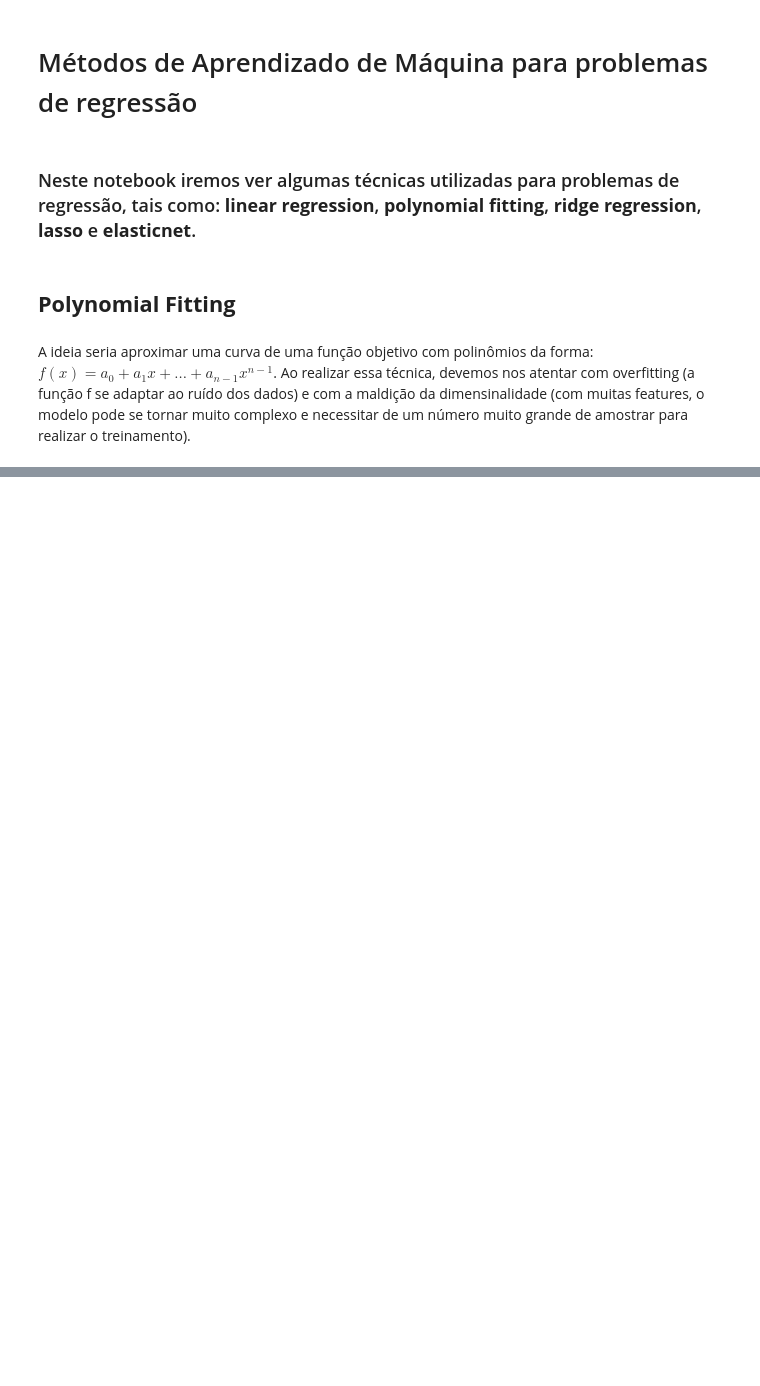
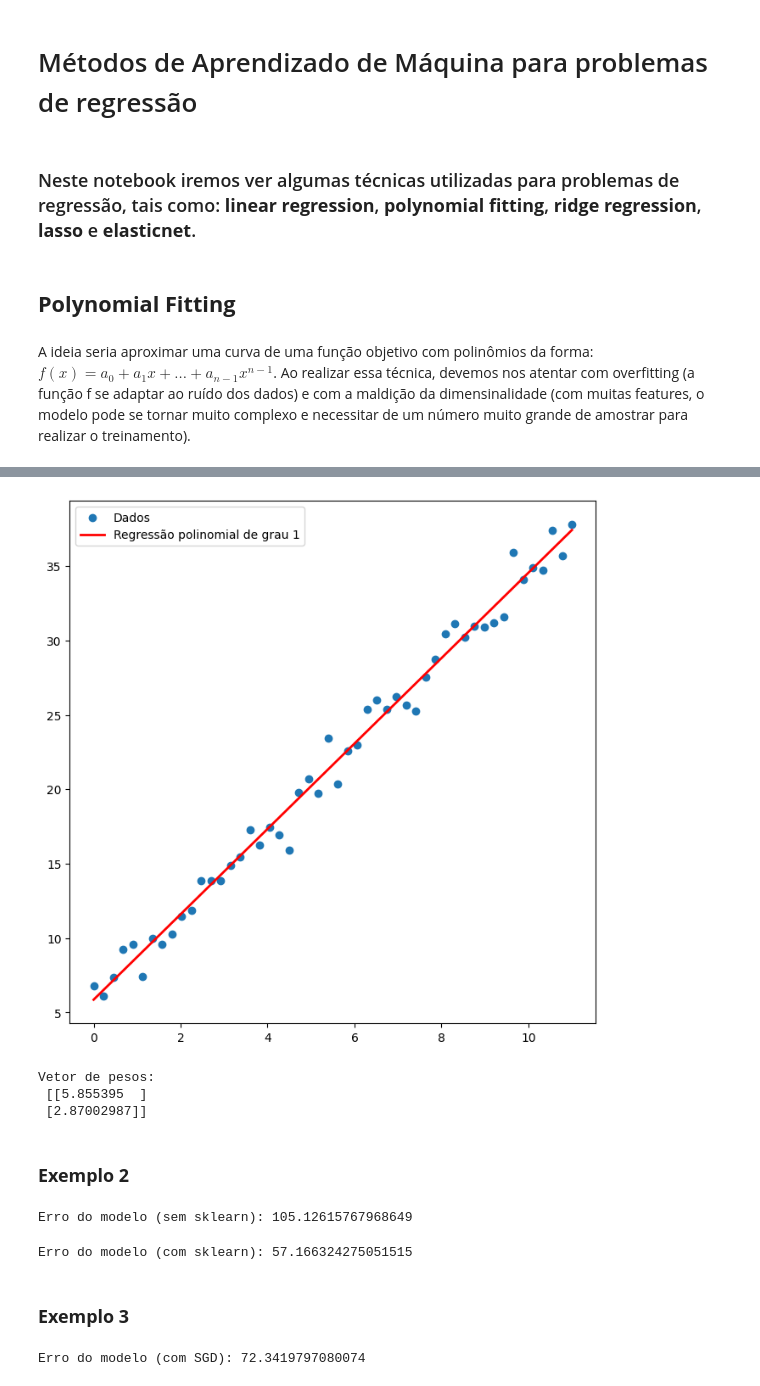
Before and after one commit to alexoliveiraFGV24/ds_ml_utils, a Jupyter notebook: src/4) regression/polynomial_regression.ipynb, the cells around one changed output, grey strips where cells are left out. Drawn from its saved outputs; the diff is of its cells as text; code cells hidden in the pictures; blank space fills up the shorter version.

Commit message:
Adicionando regressão polinomial

```diff
--- a/src/4) regression/polynomial_regression.ipynb
+++ b/src/4) regression/polynomial_regression.ipynb
@@ -28,0 +155,34 @@ plt.show()
+# %%
+# Parâmetros da regressão e pesos da regressão
+degree = 1
+c = 0.3
+w, _ = polynomial_regression(x, y, degree, c)
+n = w.shape[0]
+# %%
+# Gerar pontos para desenhar a curva mais suave (o que dita a suavidade é num)
+x_plot = np.linspace(x.min(), x.max(), num=200).reshape(-1,1)
+
+# Construir matriz polinomial para fazer uma curva suave da regressão
+phi_plot = np.zeros((x_plot.shape[0], degree + 1))
+for i in range(degree + 1):
+    phi_plot[:, i] = x_plot.flatten() ** i
+
+# Valores previstos para plot
+y_pred = phi_plot @ w
+
+# Plot
+fig = plt.figure(figsize=(8, 8))
+plt.scatter(x, y, label="Dados")
+plt.plot(x_plot, y_pred, label=f"Regressão polinomial de grau {degree}", color = "red", linewidth=2)
+plt.legend()
+plt.show()
+
+# Pesos de w
+print("Vetor de pesos:\n", w)
+# %% [output]
+[figure, added]
+Vetor de pesos:
+ [[5.855395  ]
+ [2.87002987]]
+# %% [markdown]
+### **Exemplo 2**
@@ -28,0 +201,40 @@ plt.show()
+# %%
+# Construíndo a phi para o teste
+rows = X_test.shape[0]
+cols = X_test.shape[1] * degree
+phi_test = np.zeros((rows, cols))
+
+for j in range(X_test.shape[1]):
+    for i in range(degree):
+        phi_test[:, i + j*degree] = X_test[:, j] ** (i+1)
+phi_test = np.hstack([np.ones((rows,1)), phi_test]) # Bias
+
+# Montando a predição
+y_pred = phi_test @ w
+
+# Erro do modelo
+error = rmse(y_test, y_pred)
+print("Erro do modelo (sem sklearn):", error)
+# %% [output]
+Erro do modelo (sem sklearn): 105.12615767968649
+# %%
+y_pred, error = linear_regression_sklearn(X_train, y_train, X_test, y_test)
+print("Erro do modelo (com sklearn):", error)
+# %% [output]
+Erro do modelo (com sklearn): 57.166324275051515
+# %% [markdown]
+### **Exemplo 3**
+# %%
+phi_matrix = X.copy()
+phi_matrix = np.hstack([np.ones((phi_matrix.shape[0], 1)), phi_matrix])
+epochs = 100
+w, sse = linear_regression_sgd(phi_matrix, y, epochs=epochs)
+
+# Montando a predição
+y_pred = phi_test @ w
+
+# Erro do modelo
+error = rmse(y_test, y_pred)
+print("Erro do modelo (com SGD):", error)
+# %% [output]
+Erro do modelo (com SGD): 72.3419797080074
```
Also changed, not shown: parts of 11 cells of this notebook, 2 other files.
